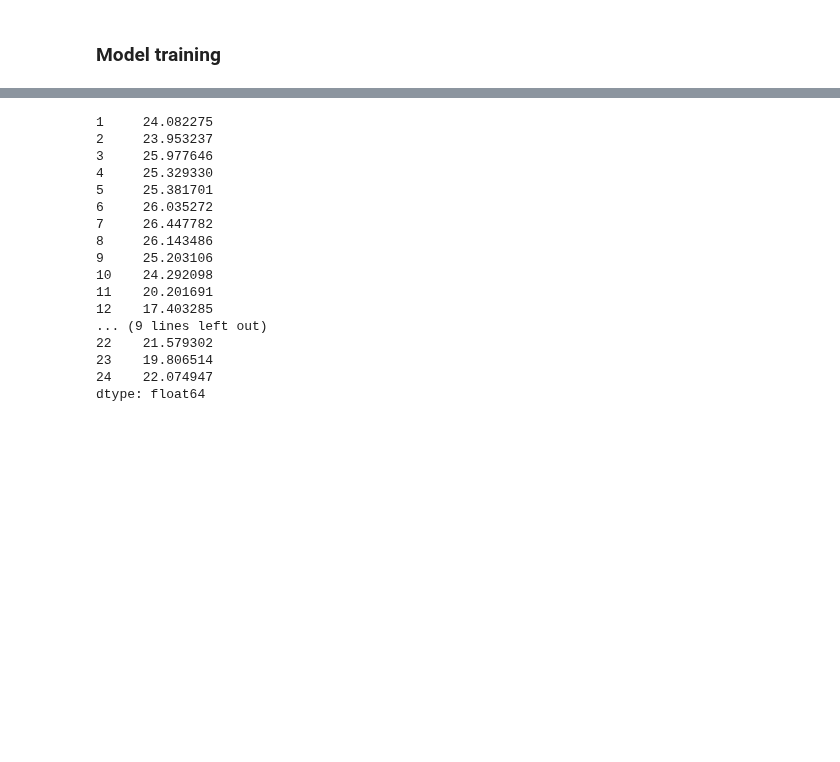
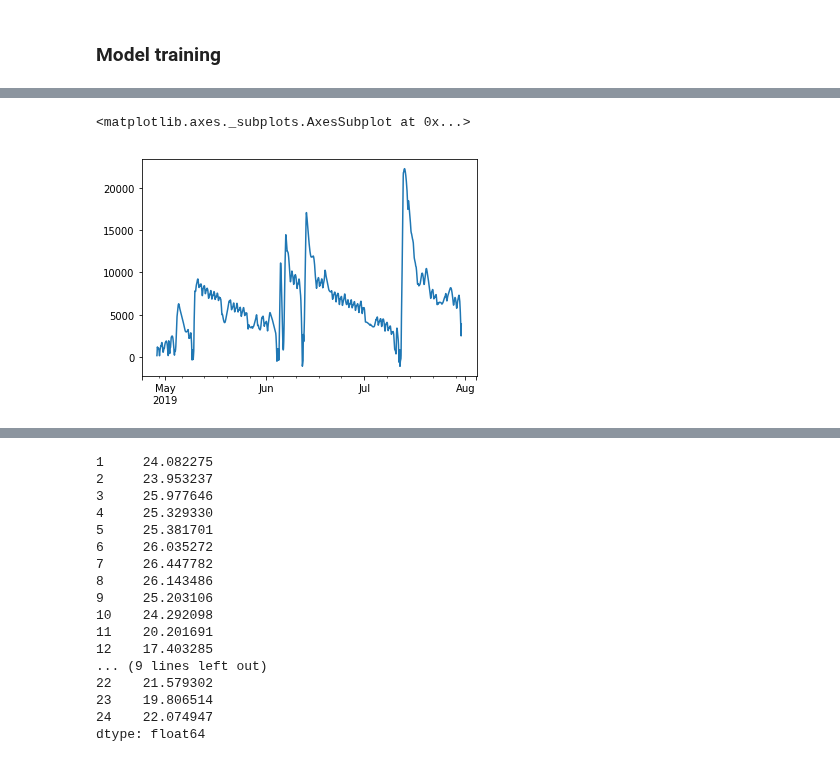
Before and after one commit to Trezorro/waterschap-datachallenge, a Jupyter notebook: Flow analysis 14-10-2.ipynb, the cells around one changed output, grey strips where cells are left out. Cells and saved outputs as stored; diff of their text form; code cells hidden in the pictures; blank space fills up the shorter version.

```diff
--- a/Flow analysis 14-10-2.ipynb
+++ b/Flow analysis 14-10-2.ipynb
@@ -374,0 +357,5 @@ match_data2(de_rompert_pred, de_rompert_real, original_rompert, 'de_rompert')
+# %%
+rompert_matched2['difference'].plot()
+# %% [output]
+<matplotlib.axes._subplots.AxesSubplot at 0x...>
+[figure, added]
```
Also changed, not shown: parts of 17 cells of this notebook, 2 other files.
